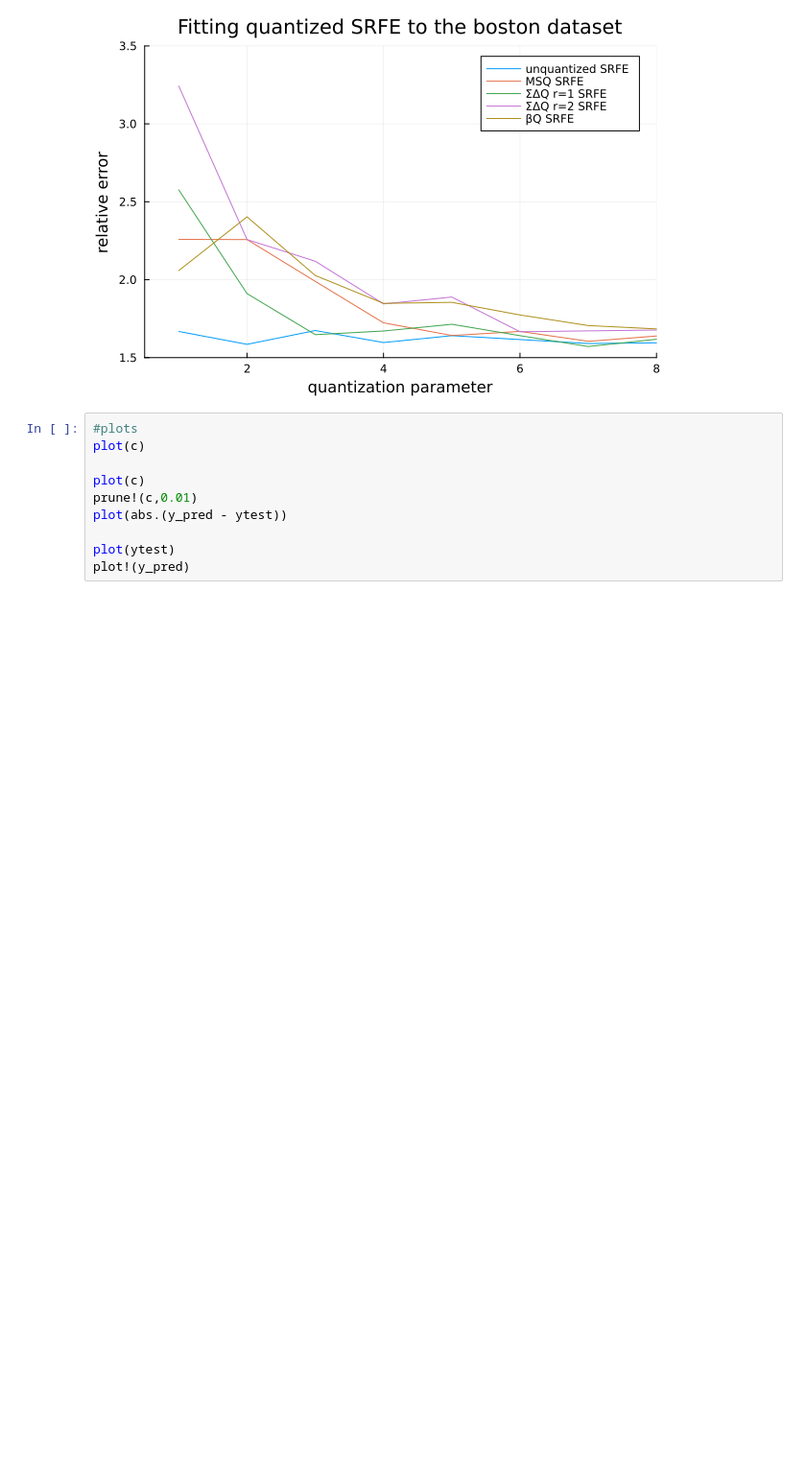
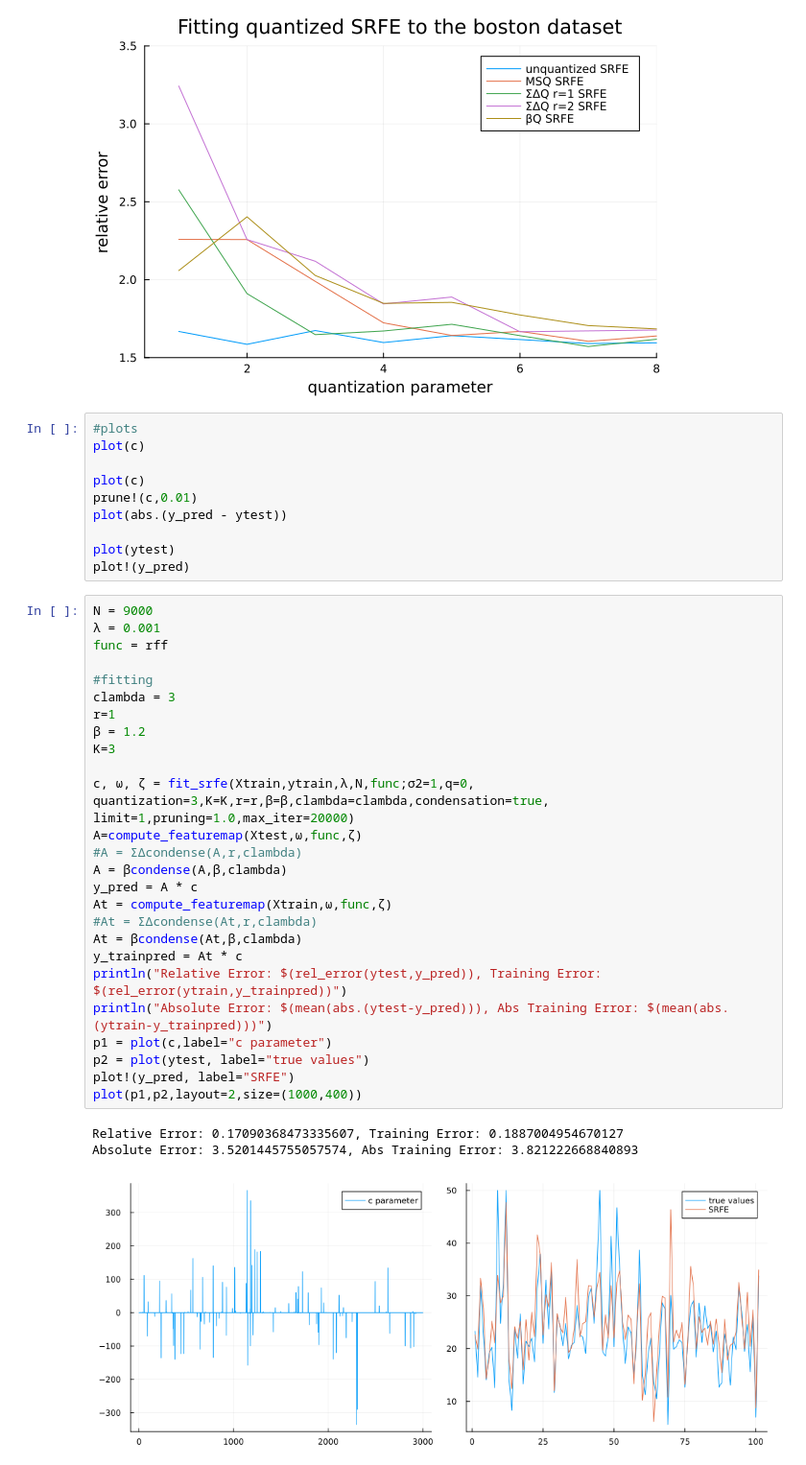
Before and after one commit to grsbe/qsrfe, a Jupyter notebook: modeltests.ipynb, the cells around one changed output. Shown at 96% size. Drawn from its saved outputs; the diff is of its cells as text; blank space fills up the shorter version.

```diff
--- a/modeltests.ipynb
+++ b/modeltests.ipynb
@@ -178,3 +168,33 @@ plot(abs.(y_pred - ytest))
 
 plot(ytest)
 plot!(y_pred)
+# %%
+N = 9000
+λ = 0.001
+func = rff
+
+#fitting
+clambda = 3
+r=1
+β = 1.2
+K=3
+
+c, ω, ζ = fit_srfe(Xtrain,ytrain,λ,N,func;σ2=1,q=0, quantization=3,K=K,r=r,β=β,clambda=clambda,condensation=true, limit=1,pruning=1.0,max_iter=20000)
+A=compute_featuremap(Xtest,ω,func,ζ)
+#A = ΣΔcondense(A,r,clambda)
+A = βcondense(A,β,clambda)
+y_pred = A * c
+At = compute_featuremap(Xtrain,ω,func,ζ)
+#At = ΣΔcondense(At,r,clambda)
+At = βcondense(At,β,clambda)
+y_trainpred = At * c
+println("Relative Error: $(rel_error(ytest,y_pred)), Training Error: $(rel_error(ytrain,y_trainpred))")
+println("Absolute Error: $(mean(abs.(ytest-y_pred))), Abs Training Error: $(mean(abs.(ytrain-y_trainpred)))")
+p1 = plot(c,label="c parameter")
+p2 = plot(ytest, label="true values")
+plot!(y_pred, label="SRFE")
+plot(p1,p2,layout=2,size=(1000,400))
+# %% [output]
+Relative Error: 0.17090368473335607, Training Error: 0.1887004954670127
+Absolute Error: 3.5201445755057574, Abs Training Error: 3.821222668840893
+[figure, added]
```
Also changed, not shown: parts of 10 cells of this notebook, 1 other file.
